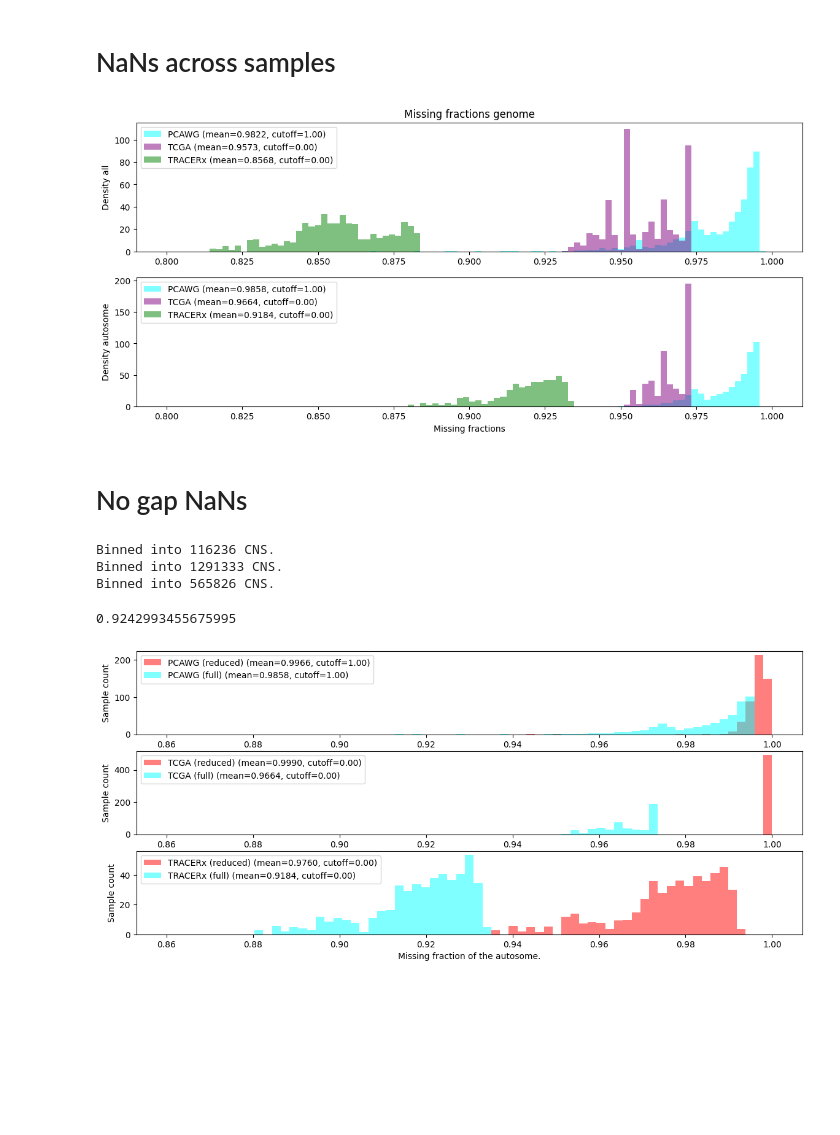
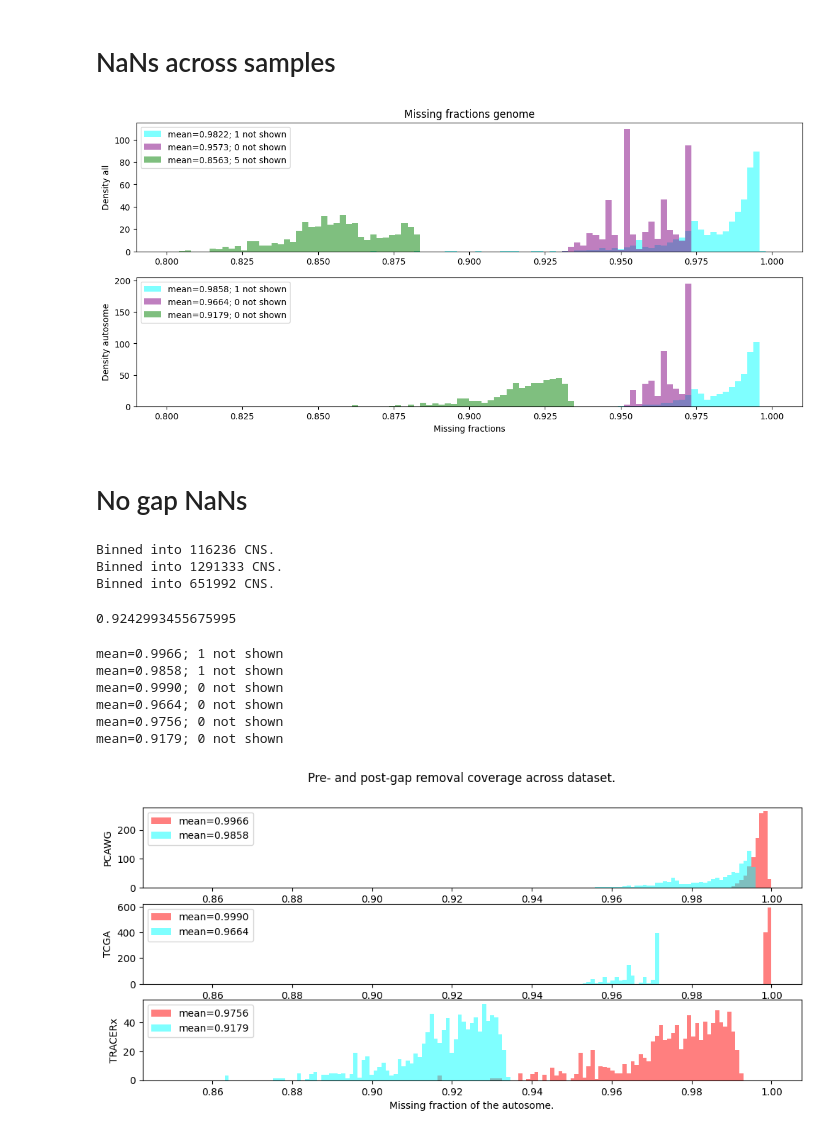
Before and after one commit to ICCB-Cologne/CNSistent, a Jupyter notebook: notebooks/analyze/analyze_coverage.ipynb, the cells around one changed output. Drawn from its saved outputs; the diff is of its cells as text; code cells hidden in the pictures; blank space fills up the shorter version.

```diff
--- a/notebooks/analyze/analyze_coverage.ipynb
+++ b/notebooks/analyze/analyze_coverage.ipynb
@@ -48,10 +51,11 @@ def plot_nan_hist(ax, nans, genome_length, color, label, query=None, start=0.8):
     mean = 1 - (lengths.mean() / genome_length)
     cutoff = sum((1 - lengths / genome_length) < start)
 
-    label = f"{label} (mean={mean:.4f}, cutoff={cutoff:.2f})"
+    label = f"mean={mean:.4f}"
+    print(f"{label}; {cutoff} not shown")
 
     # plot histogram of lengths / genome_length
-    steps = int((1 - start) * 500)
+    steps = int((1 - start) * 1000)
     ax.hist(1 - (lengths / genome_length), bins=np.linspace(start, 1, steps), alpha=0.5, color=color, label=label, density=True)
 
     ax.legend()
@@ -66,7 +70,7 @@ for j in range(2):
 axs[0].set_title("Missing fractions genome")
 axs[1].set_xlabel("Missing fractions");
 # %% [output]
-[figure, old version]
+[figure, new version]
 # %% [markdown]
 # No gap NaNs
 # %%
@@ -81,7 +85,7 @@ for i, (k, v) in enumerate(nans.items()):
 # %% [output]
 Binned into 116236 CNS.
 Binned into 1291333 CNS.
-Binned into 565826 CNS.
+Binned into 651992 CNS.
 # %%
 total_gap = sum([seg[2] - seg[1] for seg in gap_segs])
 reduced = hg19.gen_len - total_gap
@@ -89,15 +93,22 @@ reduced / hg19.gen_len
 # %% [output]
 0.9242993455675995
 # %%
-fig, axs = plt.subplots(3, figsize=(14, 6))
+fig, axs = plt.subplots(3, figsize=(12, 5))
 for i, (k, v) in enumerate(nans.items()):
-	plot_nan_hist(axs[i], no_gap_nans[k], reduced, color="red", label=k + " (reduced)", query=no_sex_q, start=.86)
-	plot_nan_hist(axs[i], v, hg19.gen_len, color="cyan", label=k + " (full)", query=no_sex_q, start=.86)
-	axs[i].set_ylabel("Sample count")
+	plot_nan_hist(axs[i], no_gap_nans[k], reduced, color="red", label=k + " (reduced)", query=no_sex_q, start=.85)
+	plot_nan_hist(axs[i], v, hg19.gen_len, color="cyan", label=k + " (full)", query=no_sex_q, start=.85)
+	axs[i].set_ylabel(k)
 axs[2].set_xlabel("Missing fraction of the autosome.")
+fig.suptitle("Pre- and post-gap removal coverage across dataset.")
 
 # save to file in img_path with tight layout
 plt.savefig(f'{img_path}/missing_fraction_autosome.png', bbox_inches='tight', dpi=200)
 plt.savefig(f'{img_path}/missing_fraction_autosome.pdf', bbox_inches='tight', dpi=200)
 # %% [output]
+mean=0.9966; 1 not shown
+mean=0.9858; 1 not shown
+mean=0.9990; 0 not shown
+mean=0.9664; 0 not shown
+mean=0.9756; 0 not shown
+mean=0.9179; 0 not shown
-[figure, old version]
+[figure, new version]
```
Also changed, not shown: parts of 2 cells of this notebook, 2 other files.
